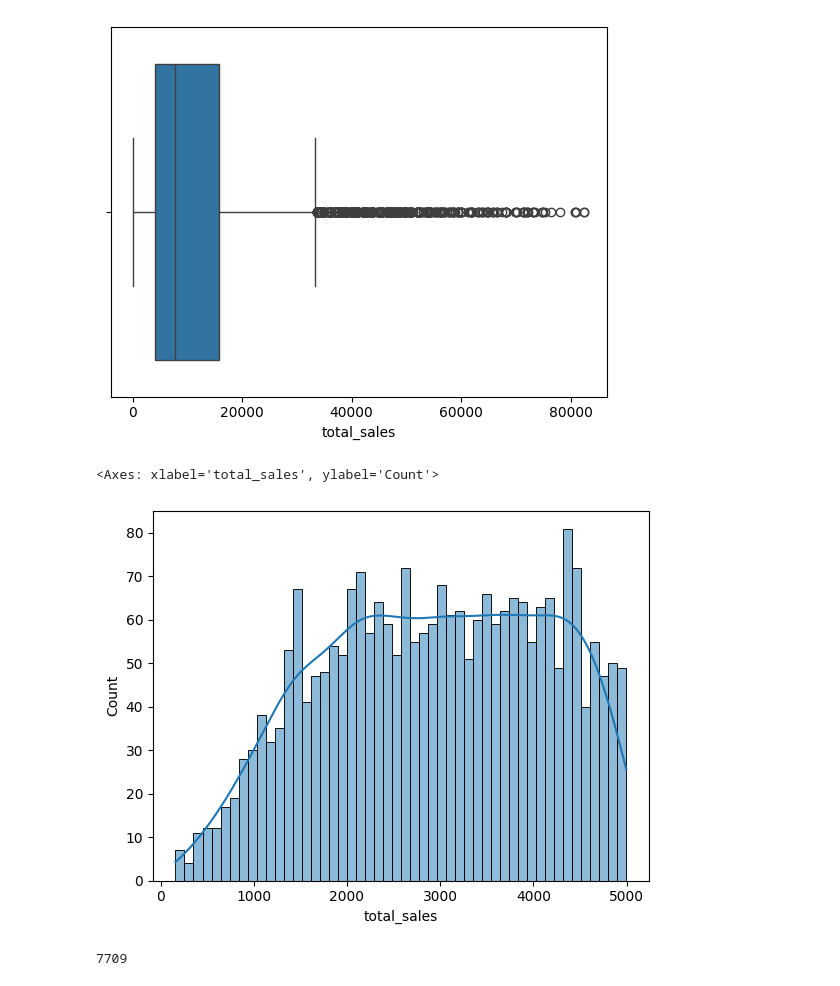
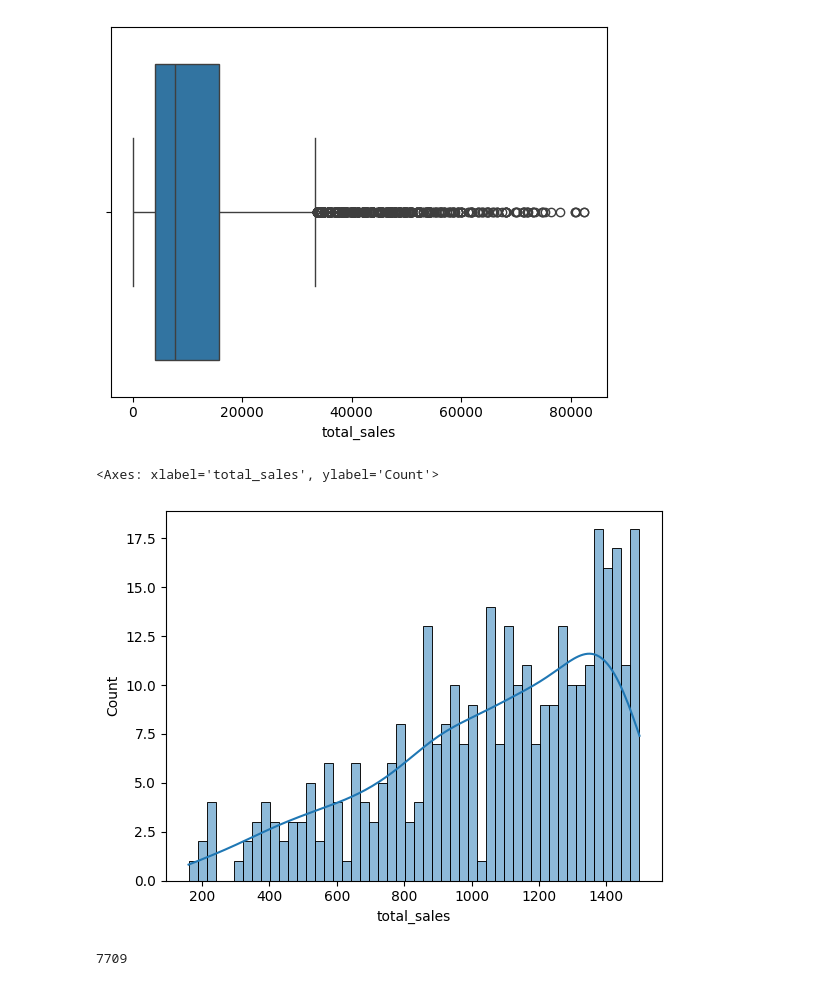
Before and after one commit to antonio-herrera-gb/ML_Adidas-Forecast, a Jupyter notebook: src/notebooks/two.ipynb, the cells around one changed output. Saved outputs shown, nothing was run; the diff lists cells and outputs as text; code cells hidden in the pictures.

```diff
--- a/src/notebooks/two.ipynb
+++ b/src/notebooks/two.ipynb
@@ -581,10 +583,10 @@ sns.boxplot(x=y_train)
 [figure]
 # %%
 # quiero ver el grafico hist desde los 0 a 1200
-sns.histplot(y_train[y_train < 5000], bins=50, kde=True)
+sns.histplot(y_train[y_train < 1500], bins=50, kde=True)
 # %% [output]
 <Axes: xlabel='total_sales', ylabel='Count'>
-[figure, old version]
+[figure, new version]
 # %%
 len(y_train)
 # %% [output]
```
Also changed, not shown: parts of 28 cells of this notebook, 4 other files.
